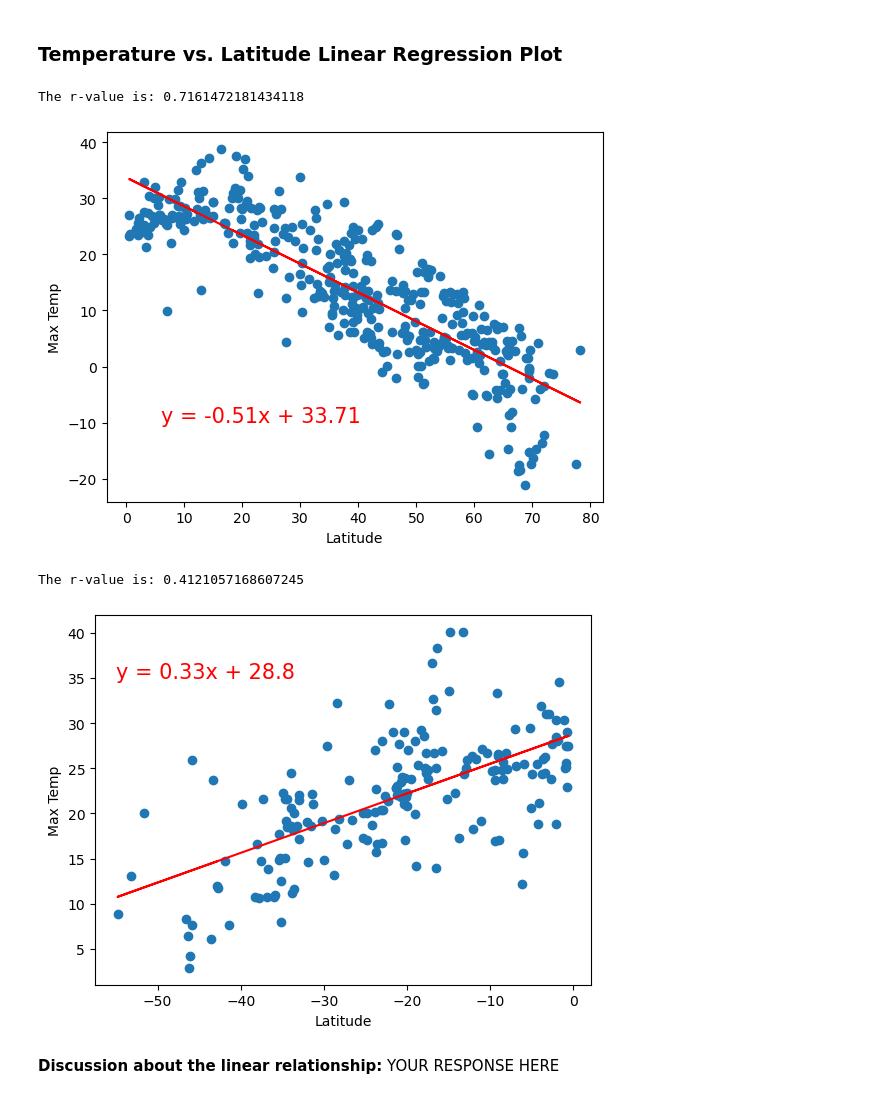
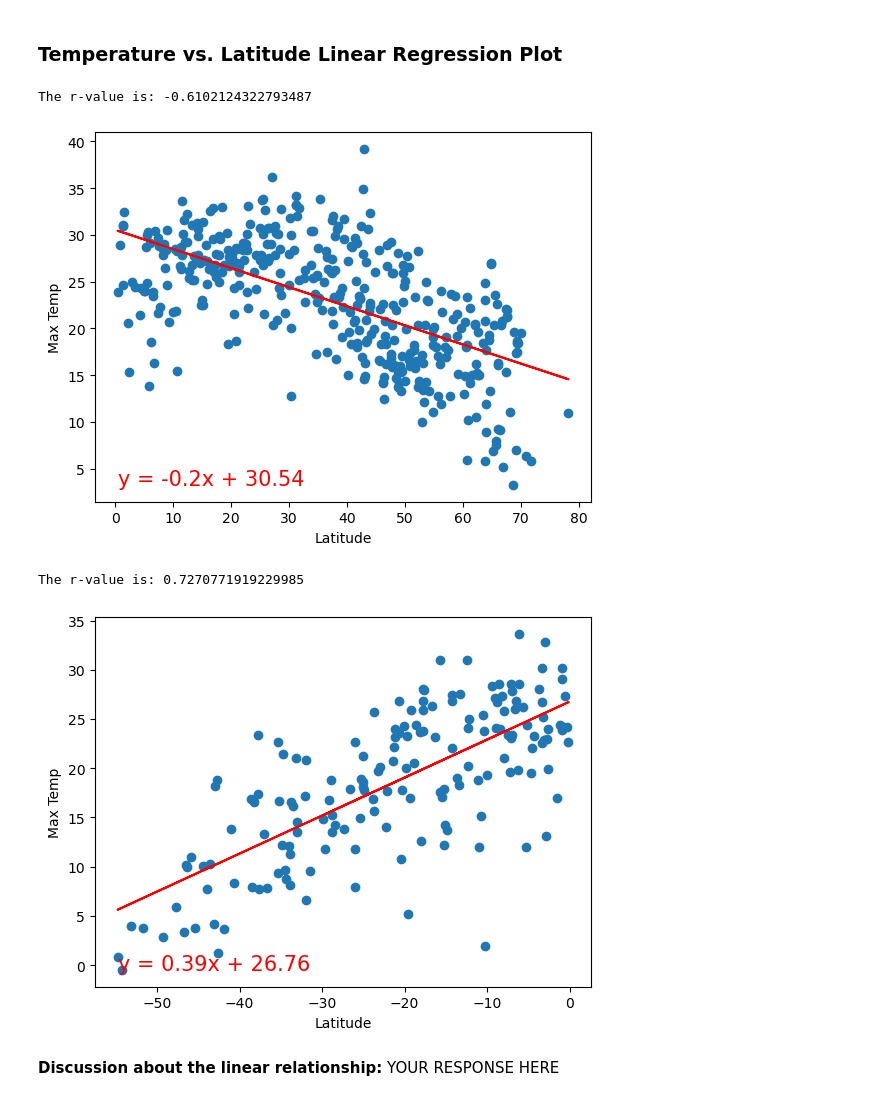
Before and after one commit to wemlaztdj/python-api-challenge, a Jupyter notebook: WeatherPy/WeatherPy.ipynb, the cells around one changed output. Drawn from its saved outputs; the diff is of its cells as text; code cells hidden in the pictures.

```diff
--- a/WeatherPy/WeatherPy.ipynb
+++ b/WeatherPy/WeatherPy.ipynb
@@ -292,13 +291,19 @@ plt.show()
 # %%
 # Define a function to create Linear Regression plots
 # YOUR CODE HERE
-def LR(x,y):
-    correlation_coefficient, p_value = st.pearsonr(x, y)
-    correlation_coefficient=round(correlation_coefficient,2)
-
+def LRp(x,y):
 
     (slope, intercept, rvalue, pvalue, stderr) = linregress(x, y)
+    line_eq = "y = " + str(round(slope,2)) + "x + " + str(round(intercept,2))
     regress_values = x * slope + intercept
+    print(f'The r-value is: {rvalue}')
+    plt.annotate(line_eq,(min(x),min(y)),fontsize=15,color="red")
+    plt.scatter(x,y)
+    plt.plot(x,regress_values,"r-")
+    plt.xlabel('Latitude')
+    plt.ylabel(y.name)
+
+    plt.show()
 # %%
 # Create a DataFrame with the Northern Hemisphere data (Latitude >= 0)
 northern_hemi_df=city_data_df[city_data_df['Lat']>=0]
@@ -325,16 +336,16 @@ NameError: name 'southern_hemi_df' is not defined
 ###  Temperature vs. Latitude Linear Regression Plot
 # %%
 # Linear regression on Northern Hemisphere
-# YOUR CODE HERE
+LRp(northern_hemi_df['Lat'],northern_hemi_df['Max Temp'])
 # %% [output]
-The r-value is: 0.7161472181434118
+The r-value is: -0.6102124322793487
-[figure, old version]
+[figure, new version]
 # %%
 # Linear regression on Southern Hemisphere
-# YOUR CODE HERE
+LRp(southern_hemi_df['Lat'],southern_hemi_df['Max Temp'])
 # %% [output]
-The r-value is: 0.4121057168607245
+The r-value is: 0.7270771919229985
-[figure, old version]
+[figure, new version]
 # %% [markdown]
 **Discussion about the linear relationship:** YOUR RESPONSE HERE
 # %% [markdown]
```
Also changed, not shown: parts of 24 cells of this notebook, 5 other files.
